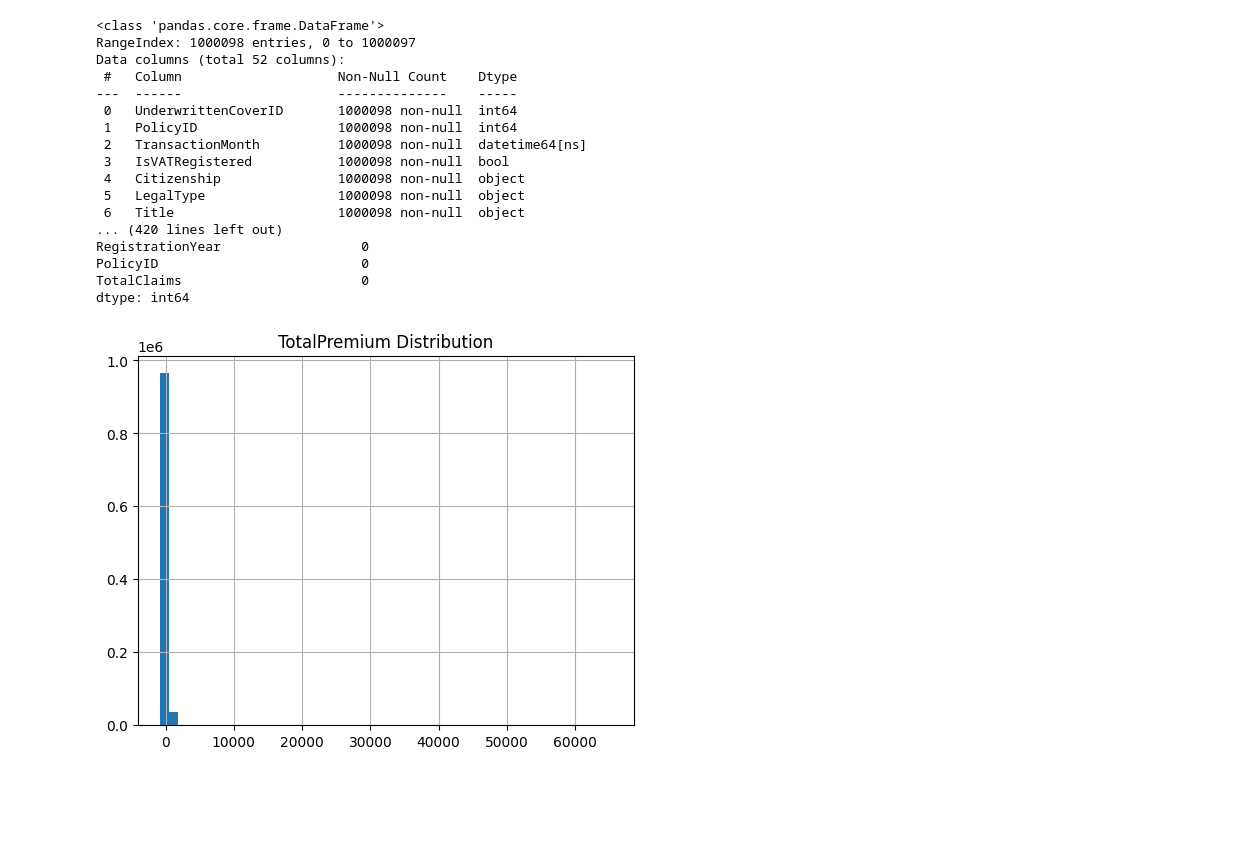
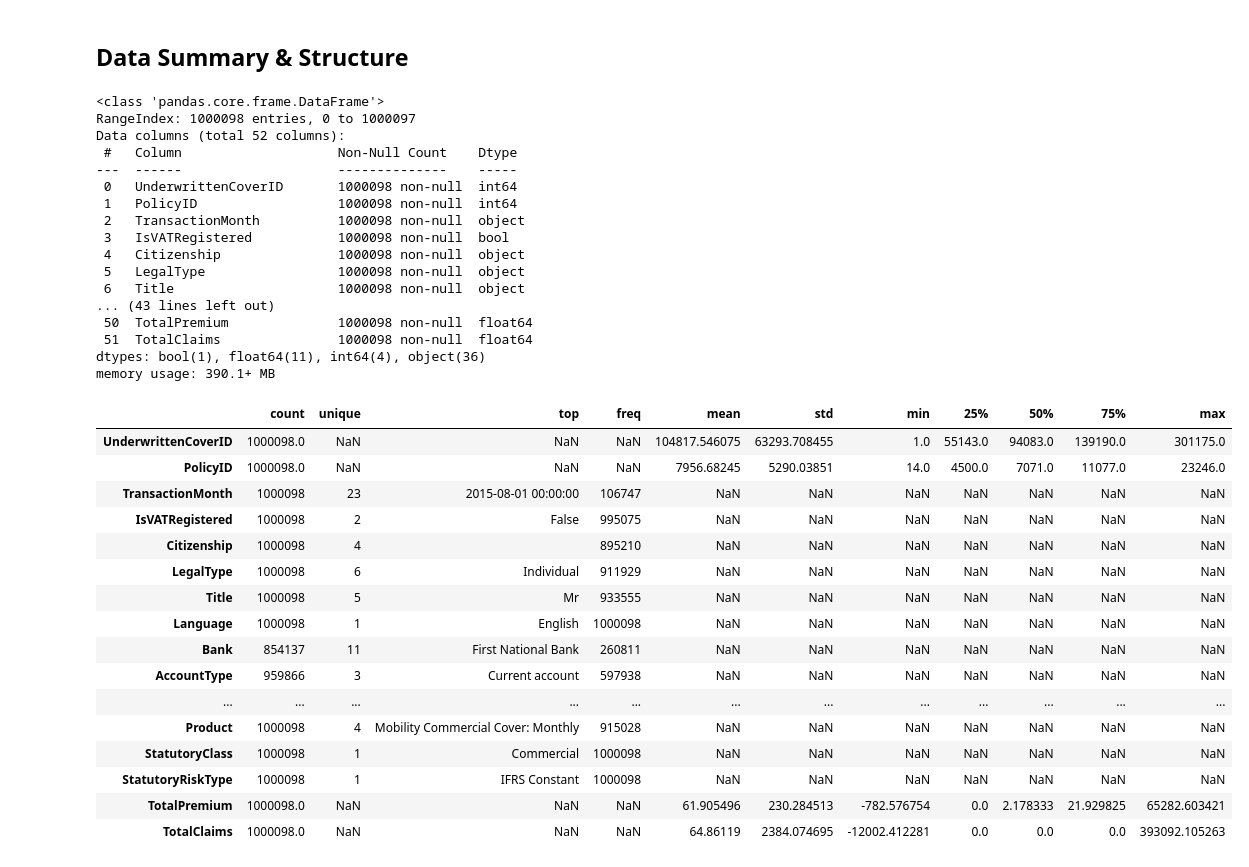
Before and after one commit to YonatanBest/B5W3-End-to-End-Insurance-Risk-Analytics-and-Predictive-Modeling, a Jupyter notebook: notebooks/01_eda.ipynb, the cells around one changed output. Saved outputs shown, nothing was run; the diff lists cells and outputs as text; code cells hidden in the pictures; blank space fills up the shorter version.

```diff
--- a/notebooks/01_eda.ipynb
+++ b/notebooks/01_eda.ipynb
@@ -9,28 +28,40 @@ df['TransactionMonth'] = pd.to_datetime(df['TransactionMonth'])
+# %% [markdown]
+## Data Summary & Structure
 # %%
-print(df.info())
-print(df.describe(include='all').T)
-print(df.isnull().sum().sort_values(ascending=False))
+df.info()
+df.describe(include='all').T
 # %% [output]
 <class 'pandas.core.frame.DataFrame'>
 RangeIndex: 1000098 entries, 0 to 1000097
 Data columns (total 52 columns):
  #   Column                    Non-Null Count    Dtype
 ---  ------                    --------------    -----
  0   UnderwrittenCoverID       1000098 non-null  int64
  1   PolicyID                  1000098 non-null  int64
- 2   TransactionMonth          1000098 non-null  datetime64[ns]
+ 2   TransactionMonth          1000098 non-null  object
  3   IsVATRegistered           1000098 non-null  bool
  4   Citizenship               1000098 non-null  object
  5   LegalType                 1000098 non-null  object
  6   Title                     1000098 non-null  object
-... (420 lines left out)
-RegistrationYear                  0
-PolicyID                          0
-TotalClaims                       0
-dtype: int64
+... (43 lines left out)
+ 50  TotalPremium              1000098 non-null  float64
+ 51  TotalClaims               1000098 non-null  float64
+dtypes: bool(1), float64(11), int64(4), object(36)
+memory usage: 390.1+ MB
+|  | count | unique | top | freq | mean | std | min | 25% | 50% | 75% | max |
+| UnderwrittenCoverID | 1000098.0 | NaN | NaN | NaN | 104817.546075 | 63293.708455 | 1.0 | 55143.0 | 94083.0 | 139190.0 | 301175.0 |
+| PolicyID | 1000098.0 | NaN | NaN | NaN | 7956.68245 | 5290.03851 | 14.0 | 4500.0 | 7071.0 | 11077.0 | 23246.0 |
+| TransactionMonth | 1000098 | 23 | 2015-08-01 00:00:00 | 106747 | NaN | NaN | NaN | NaN | NaN | NaN | NaN |
+| IsVATRegistered | 1000098 | 2 | False | 995075 | NaN | NaN | NaN | NaN | NaN | NaN | NaN |
+| Citizenship | 1000098 | 4 |  | 895210 | NaN | NaN | NaN | NaN | NaN | NaN | NaN |
+| LegalType | 1000098 | 6 | Individual | 911929 | NaN | NaN | NaN | NaN | NaN | NaN | NaN |
+| Title | 1000098 | 5 | Mr | 933555 | NaN | NaN | NaN | NaN | NaN | NaN | NaN |
+| Language | 1000098 | 1 | English | 1000098 | NaN | NaN | NaN | NaN | NaN | NaN | NaN |
+| Bank | 854137 | 11 | First National Bank | 260811 | NaN | NaN | NaN | NaN | NaN | NaN | NaN |
+| AccountType | 959866 | 3 | Current account | 597938 | NaN | NaN | NaN | NaN | NaN | NaN | NaN |
+| ... | ... | ... | ... | ... | ... | ... | ... | ... | ... | ... | ... |
+| Product | 1000098 | 4 | Mobility Commercial Cover: Monthly | 915028 | NaN | NaN | NaN | NaN | NaN | NaN | NaN |
+| StatutoryClass | 1000098 | 1 | Commercial | 1000098 | NaN | NaN | NaN | NaN | NaN | NaN | NaN |
+| StatutoryRiskType | 1000098 | 1 | IFRS Constant | 1000098 | NaN | NaN | NaN | NaN | NaN | NaN | NaN |
+| TotalPremium | 1000098.0 | NaN | NaN | NaN | 61.905496 | 230.284513 | -782.576754 | 0.0 | 2.178333 | 21.929825 | 65282.603421 |
+| TotalClaims | 1000098.0 | NaN | NaN | NaN | 64.86119 | 2384.074695 | -12002.412281 | 0.0 | 0.0 | 0.0 | 393092.105263 |
-# %%
-df['TotalPremium'].hist(bins=50)
-plt.title('TotalPremium Distribution')
-plt.show()
-# %% [output]
-[figure, removed]
```
Also changed, not shown: parts of 19 cells of this notebook.
